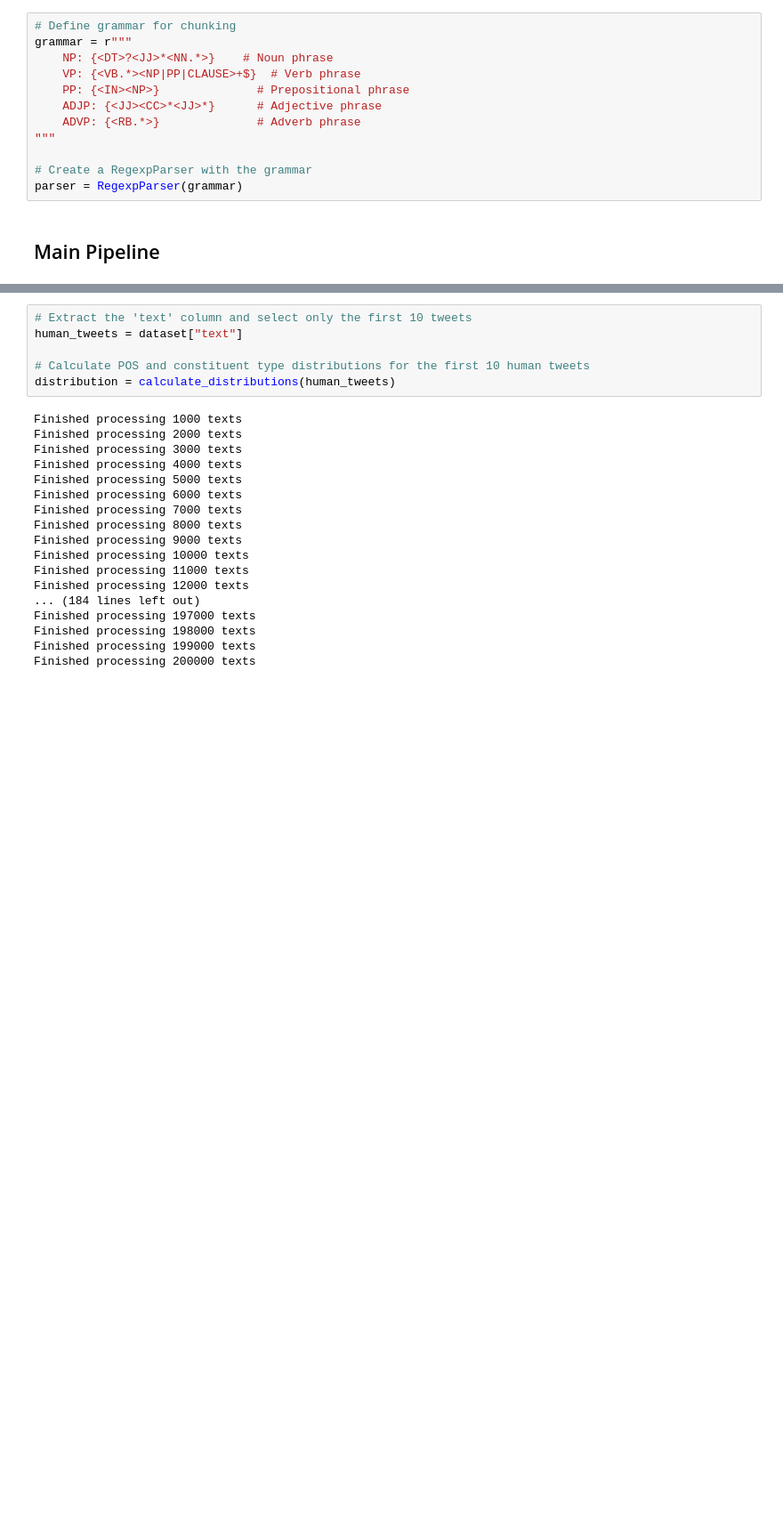
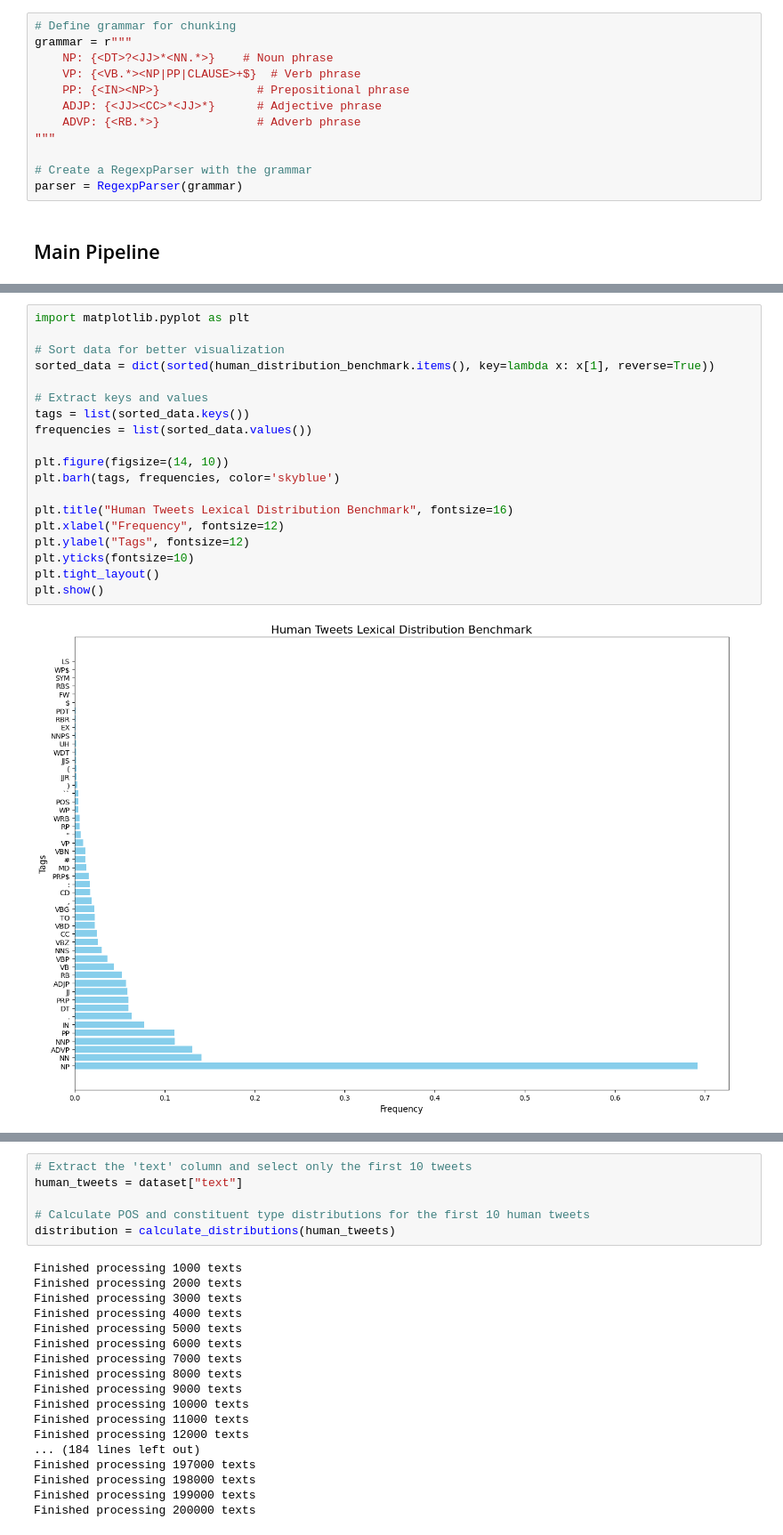
Before and after one commit to ChunB123/BotOrNot, a Jupyter notebook: model/lexical-distribution-post-processing/post_processing_human_like_selection.ipynb, the cells around one changed output, grey strips where cells are left out. Shown at 89% size. Drawn from its saved outputs; the diff is of its cells as text; blank space fills up the shorter version.

```diff
--- a/model/lexical-distribution-post-processing/post_processing_human_like_selection.ipynb
+++ b/model/lexical-distribution-post-processing/post_processing_human_like_selection.ipynb
@@ -307,0 +207,21 @@ def most_human_like_tweet(generated_tweets, benchmark):
+# %%
+import matplotlib.pyplot as plt
+
+# Sort data for better visualization
+sorted_data = dict(sorted(human_distribution_benchmark.items(), key=lambda x: x[1], reverse=True))
+
+# Extract keys and values
+tags = list(sorted_data.keys())
+frequencies = list(sorted_data.values())
+
+plt.figure(figsize=(14, 10))
+plt.barh(tags, frequencies, color='skyblue')
+
+plt.title("Human Tweets Lexical Distribution Benchmark", fontsize=16)
+plt.xlabel("Frequency", fontsize=12)
+plt.ylabel("Tags", fontsize=12)
+plt.yticks(fontsize=10)
+plt.tight_layout()
+plt.show()
+# %% [output]
+[figure, added]
```
Also changed, not shown: parts of 2 cells of this notebook, 16 other files.
